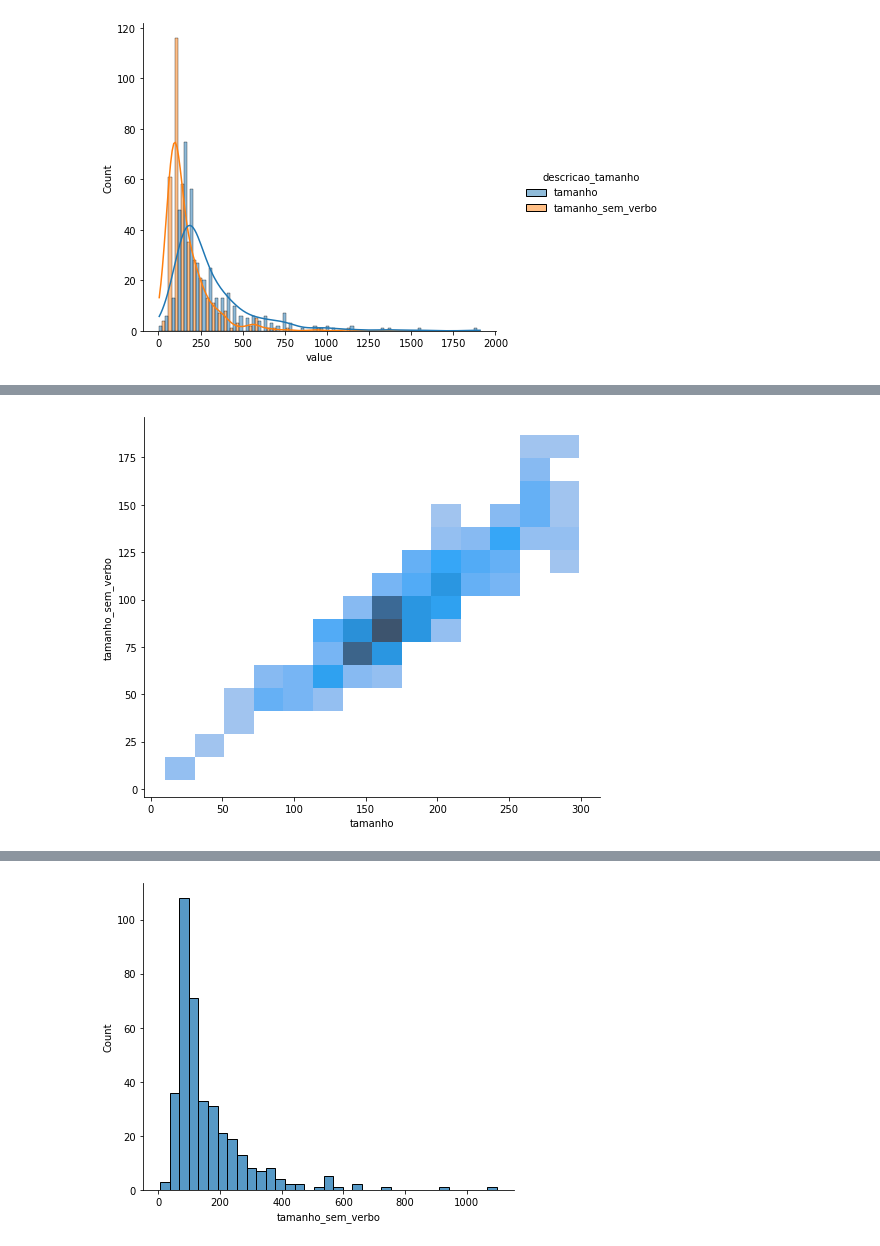
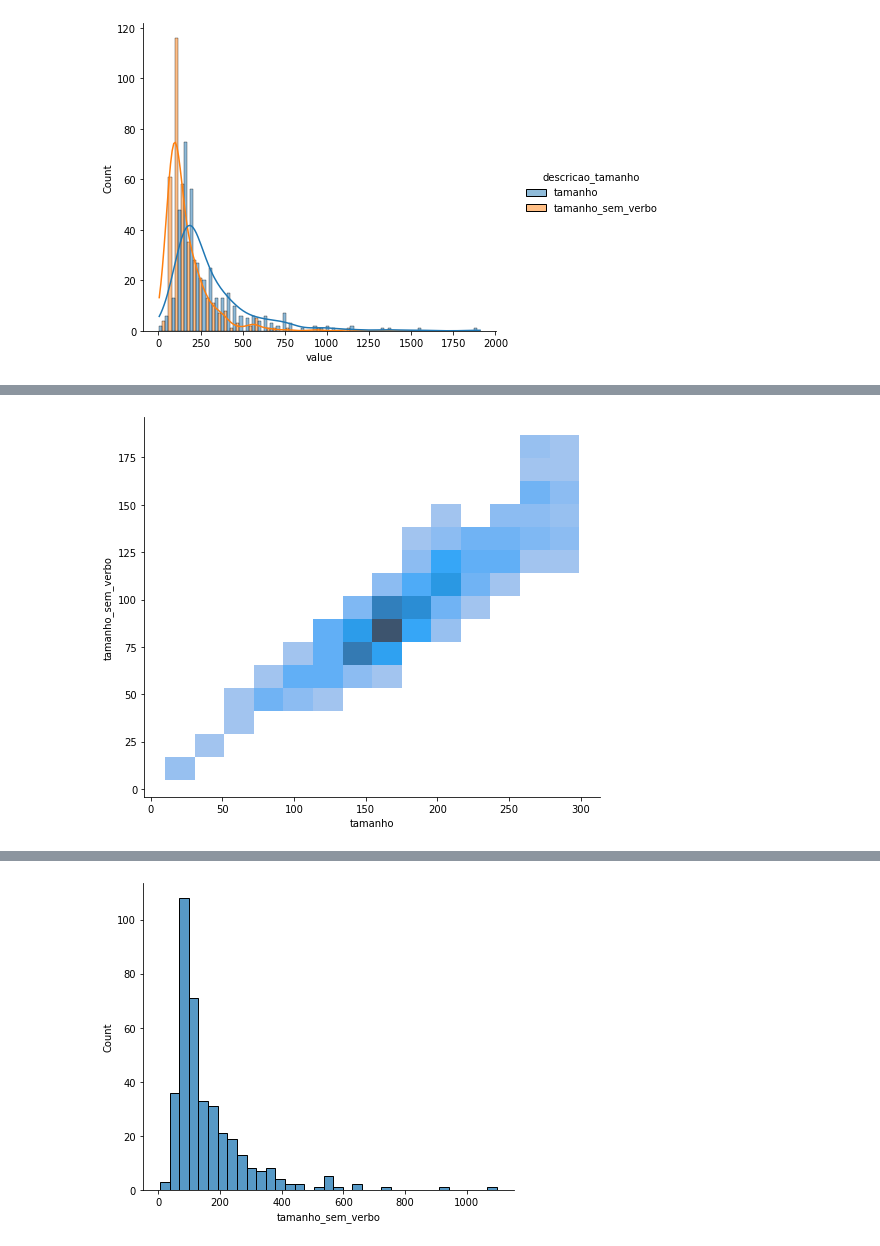
Before and after one commit to heldergr/tcc-pucmg-2, a Jupyter notebook: src/python/notebooks/analise-palavras-fontes-dados-com-reuso.ipynb, the cells around one changed output, grey strips where cells are left out. Drawn from its saved outputs; the diff is of its cells as text; code cells hidden in the pictures.

Commit message:
Analise tamanhos de documentos sem verbos nem stopwords

```diff
--- a/src/python/notebooks/analise-palavras-fontes-dados-com-reuso.ipynb
+++ b/src/python/notebooks/analise-palavras-fontes-dados-com-reuso.ipynb
@@ -51,4 +68,4 @@ analise_grafica.analisar_distribuicao_tamanhos_documentos(bidimensional=True)
 # %%
-analise_grafica.analisar_distribuicao_tamanhos_documentos(bidimensional=True, x_max=300)
+analise_grafica.analisar_distribuicao_tamanhos_documentos(coluna_tamanho='tamanho_sem_verbo', bidimensional=True, x_max=300)
 # %% [output]
-[figure, old version]
+[figure, new version]
```
Also changed, not shown: parts of 18 cells of this notebook, 1 other file.
